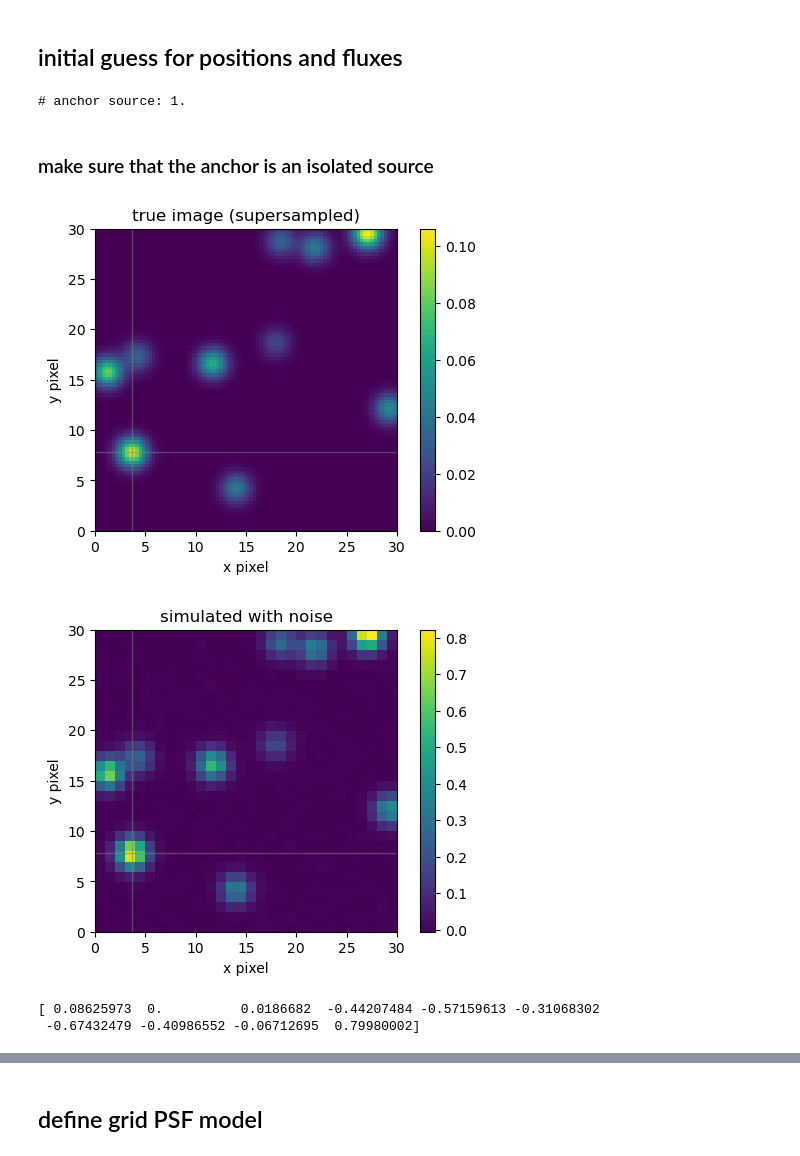
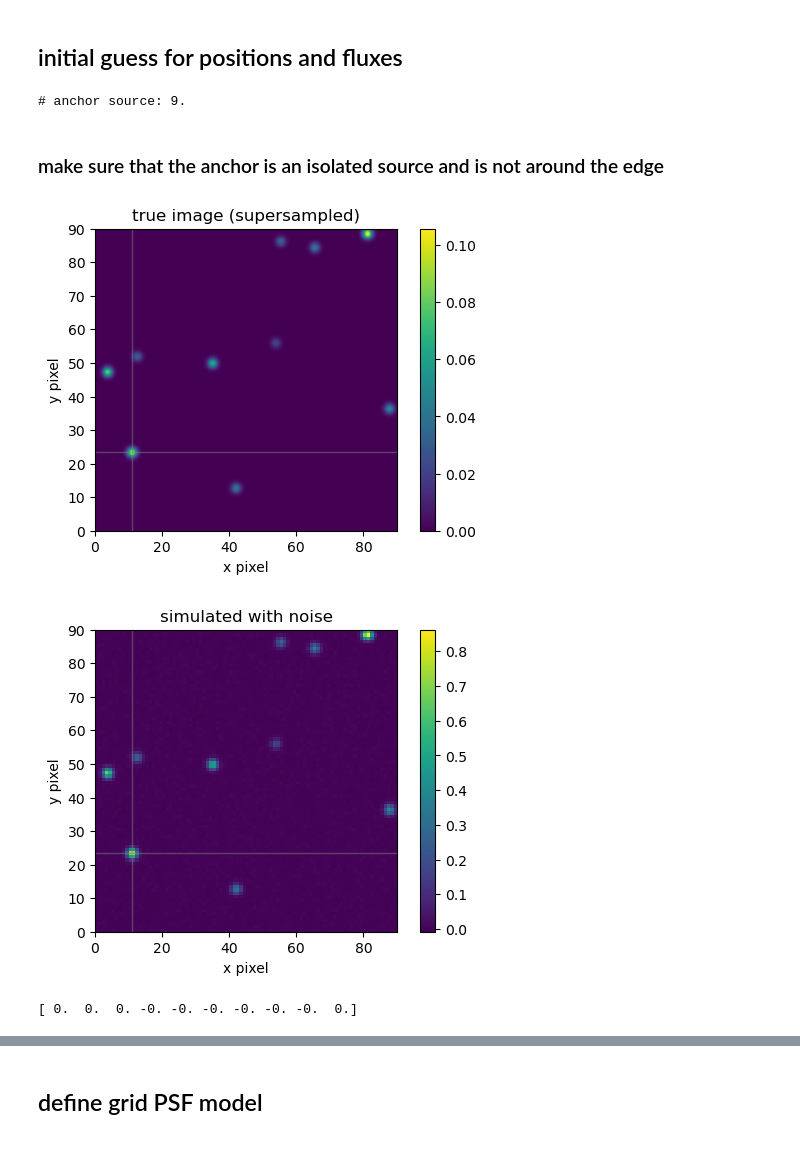
Before and after one commit to kemasuda/bepsf, a Jupyter notebook: examples/common_psf.ipynb, the cells around one changed output, grey strips where cells are left out. Saved outputs shown, nothing was run; the diff lists cells and outputs as text; code cells hidden in the pictures.

```diff
--- a/examples/common_psf.ipynb
+++ b/examples/common_psf.ipynb
@@ -18,7 +18,7 @@ plt.rcParams['figure.dpi'] = 100
 # %% [markdown]
 ## define image grid
 # %%
-Npix = 30
+Npix = 30*3
 super_factor = 3.
 # %%
 image_obs = PixelImage(Npix, Npix)
@@ -75,32 +85,32 @@ lnfluxes_guess = np.log(fluxes_guess)
 idx_anchor = np.argmax(lnfluxes_guess)
 print ("# anchor source: %d."%idx_anchor)
 # %% [output]
-# anchor source: 1.
+# anchor source: 9.
 # %% [markdown]
-### make sure that the anchor is an isolated source
+### make sure that the anchor is an isolated source and is not around the edge
 # %%
-#idx_anchor = 8
+idx_anchor = 1
 plot_image(image_super, title='true image (supersampled)',
           xcenters=xcenters[idx_anchor:idx_anchor+1],
           ycenters=ycenters[idx_anchor:idx_anchor+1])
 # %% [output]
-[figure, old version]
+[figure, new version]
 # %%
 plot_image(image_obs, title='simulated with noise',
           xcenters=xcenters[idx_anchor:idx_anchor+1],
           ycenters=ycenters[idx_anchor:idx_anchor+1])
 # %% [output]
-[figure, old version]
+[figure, new version]
 # %%
+# perturb initial guess
 np.random.seed(321)
-perturb = np.random.randn(Nsource)*0.5
+perturb = np.random.randn(Nsource)*0.
 perturb[idx_anchor] = 0.
 xcenters_guess += perturb
 ycenters_guess -= perturb
 print (perturb)
 # %% [output]
-[ 0.08625973  0.          0.0186682  -0.44207484 -0.57159613 -0.31068302
- -0.67432479 -0.40986552 -0.06712695  0.79980002]
+[ 0.  0.  0. -0. -0. -0. -0. -0. -0.  0.]
 # %%
 xcenters_guess - xcenters
 # %% [output]
```
Also changed, not shown: parts of 17 cells of this notebook, 1 other file.
